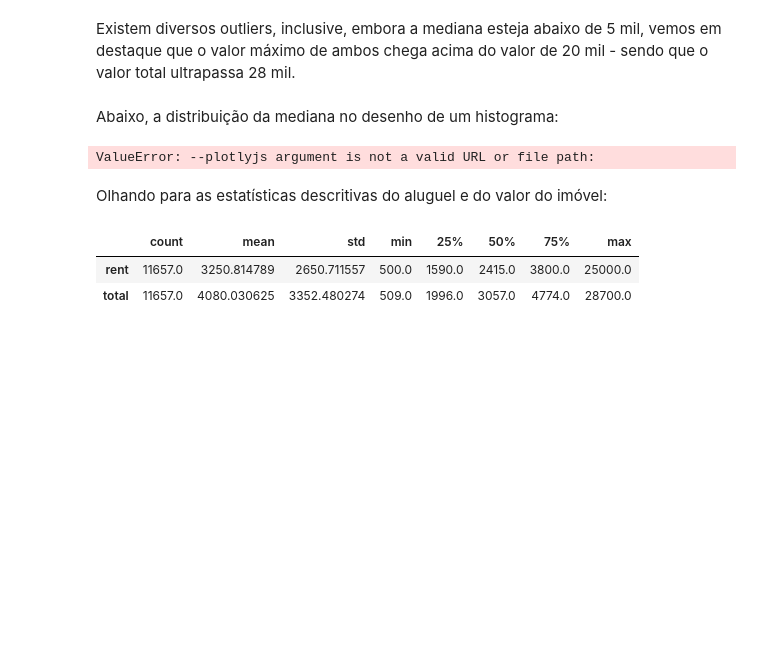
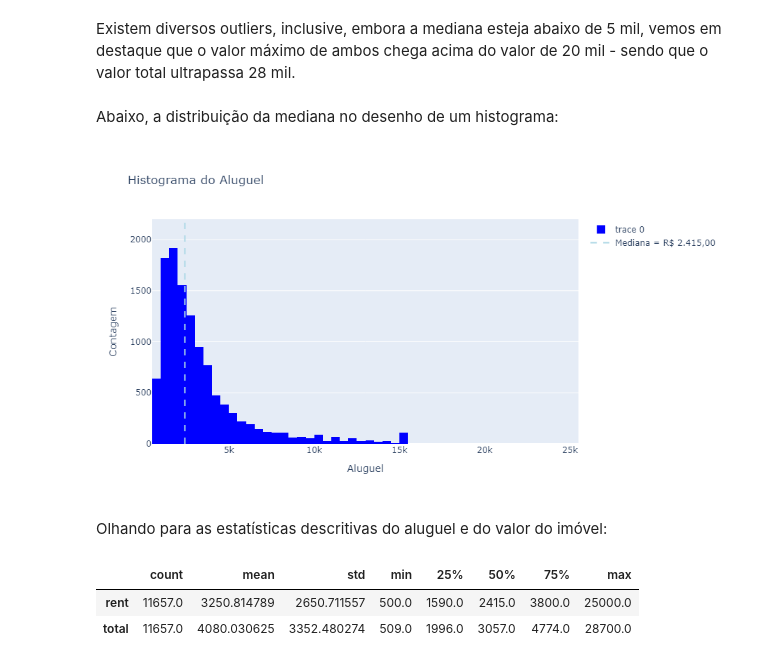
Before and after one commit to joaoholandaa/analise-preco-moradias-sp, a Jupyter notebook: notebooks/preco-imoveis-sp.ipynb, the cells around one changed output. Cells and saved outputs as stored; diff of their text form; code cells hidden in the pictures; blank space fills up the shorter version.

```diff
--- a/notebooks/preco-imoveis-sp.ipynb
+++ b/notebooks/preco-imoveis-sp.ipynb
@@ -120,36 +136,36 @@ mediana_rent = aptos.rent.median()
 mediana_rent_format = (
     "R$ {:,.2f}".format(mediana_rent)
     .replace(",", "v")
     .replace(".", ",")
     .replace("v", ".")
 )
 
 data = [go.Histogram(x=aptos.rent,
                      nbinsx=50,
                      marker=dict(color='blue'))]
 
 line = [go.Scatter(x=[mediana_rent, mediana_rent],
                    y=[0,2200],
                    mode='lines',
                    line=dict(color='lightblue', dash='dash'),
                    showlegend=True,
                    name=f"Mediana = {mediana_rent_format}")]
 
 fig = go.Figure(data=data+line)
 
 fig.update_layout(title_text = 'Histograma do Aluguel',
                   xaxis_title = 'Aluguel',
                   yaxis_title='Contagem',
                   autosize=False,
                   width=900,
                   height=500)
 
 fig.update_yaxes(range=[0, 2200])
 
-fig.write_image("../data/plotly-imgs/hist_aluguel.jpg")
-fig.show()
+#fig.show()
+display(Image("../data/plotly-imgs/hist_aluguel.jpg"))
 # %% [output]
-ValueError: --plotlyjs argument is not a valid URL or file path:
+[figure, added]
 # %% [markdown]
 Olhando para as estatísticas descritivas do aluguel e do valor do imóvel:
 # %%
```
Also changed, not shown: parts of 12 cells of this notebook.
